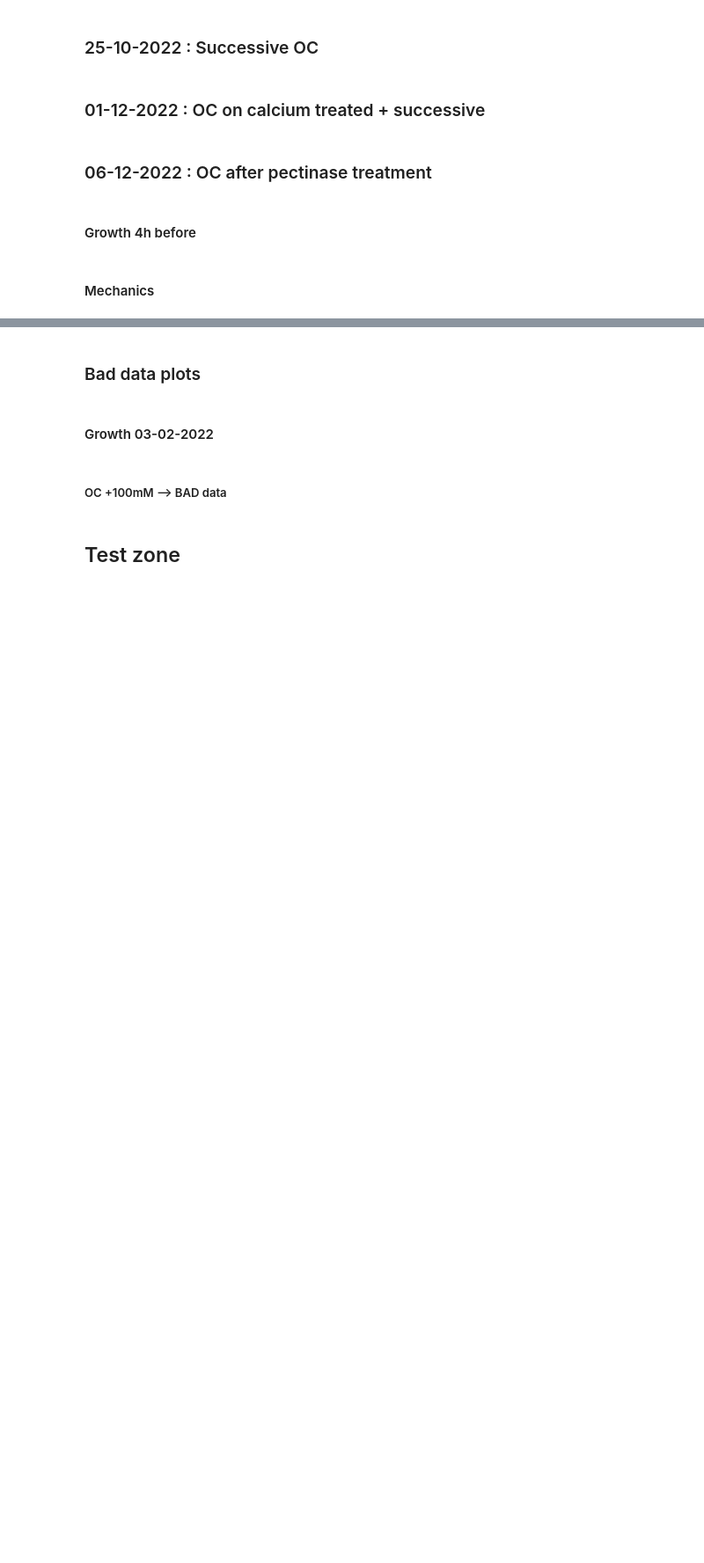
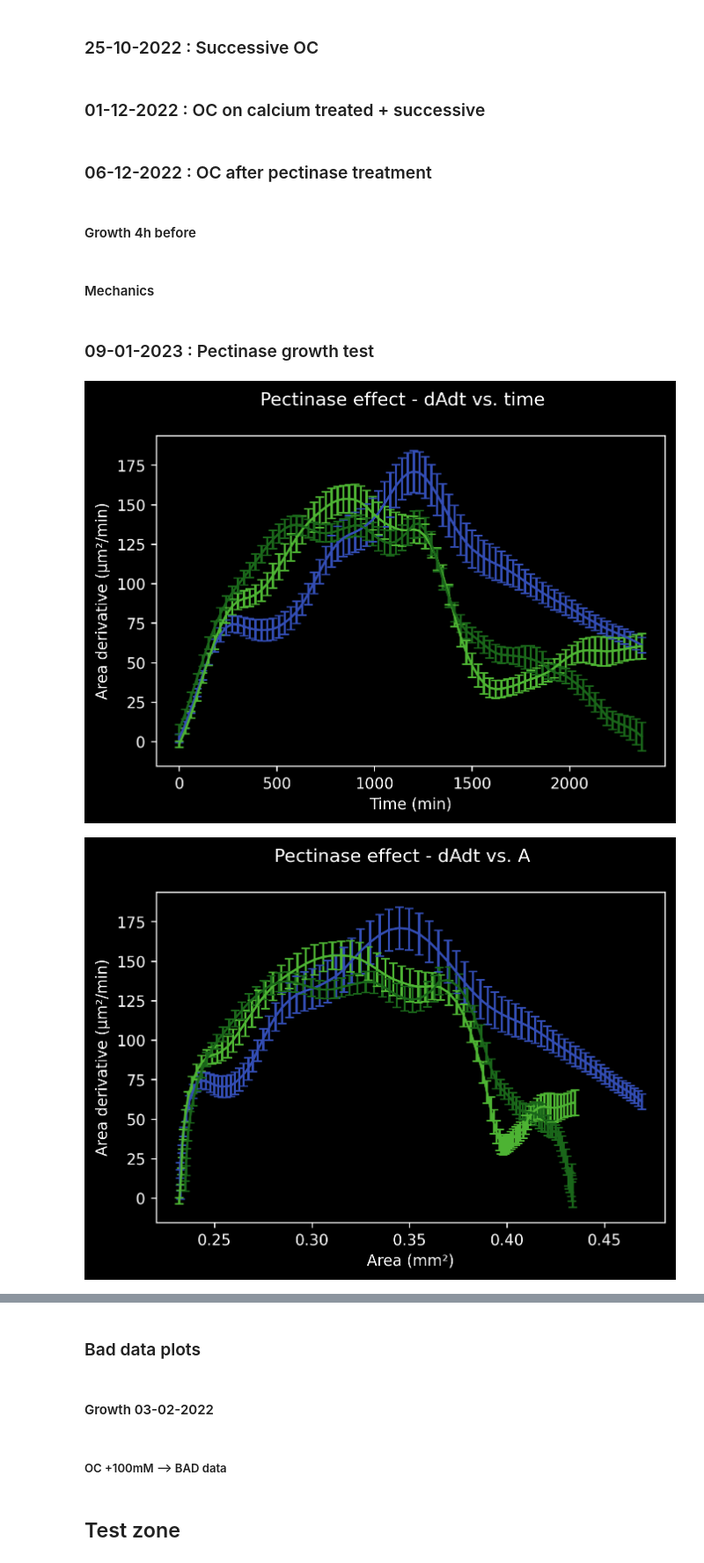
Before and after one commit to VLaplaud-Biophysics/JupyNB, a Jupyter notebook: PropaguleAnalysis/2_AreaAnalysis.ipynb, the cells around one changed output, grey strips where cells are left out. Shown at 88% size. Cells and saved outputs as stored; diff of their text form; code cells hidden in the pictures; blank space fills up the shorter version.

```diff
--- a/PropaguleAnalysis/2_AreaAnalysis.ipynb
+++ b/PropaguleAnalysis/2_AreaAnalysis.ipynb
@@ -154,8 +158,8 @@ GlobalData220301_Ct = pd.read_csv(P220301_Ct + '\\GlobalData220301_Ct_AreaFit.cs
 GlobalData220301_M100 = pd.read_csv(P220301_M100 + '\\GlobalData220301_M100_AreaFit.csv', index_col = 'Ind')
 
 ## Expe 220301 Osmotic Chocs
-GlobalData220301_Ct_Osmo = pd.read_csv(P220301_Ct_Osmo + '\\GlobalData220301_Ct_Osmo_AreaFit.csv', index_col = 'Ind')
-GlobalData220301_M100_Osmo = pd.read_csv(P220301_M100_Osmo + '\\GlobalData220301_M100_Osmo_AreaFit.csv', index_col = 'Ind')
+# GlobalData220301_Ct_Osmo = pd.read_csv(P220301_Ct_Osmo + '\\GlobalData220301_Ct_Osmo_AreaFit.csv', index_col = 'Ind')
+# GlobalData220301_M100_Osmo = pd.read_csv(P220301_M100_Osmo + '\\GlobalData220301_M100_Osmo_AreaFit.csv', index_col = 'Ind')
 
 # Expe 220531
 GlobalData220531_Ct1 = pd.read_csv(P220531_Ct1 + '\\GlobalData220531_Ct1_AreaFit.csv', index_col = 'Ind')
@@ -183,16 +187,16 @@ GlobalData220727_Hypo = pd.read_csv(P220727_Hypo + '\\GlobalData220727_Hypo_Area
 ## Expe 220801 Ctrl + OC
 GlobalData220801_Ct1 = pd.read_csv(P220801_Ct1 + '\\GlobalData220801_Ct1_AreaFit.csv', index_col = 'Ind')
 GlobalData220801_Ct2 = pd.read_csv(P220801_Ct2 + '\\GlobalData220801_Ct2_AreaFit.csv', index_col = 'Ind')
-GlobalData220801_Ct1_Osmo = pd.read_csv(P220801_Ct1_Osmo + '\\GlobalData220801_Ct1_Osmo_AreaFit.csv', index_col = 'Ind')
-GlobalData220801_Ct2_Osmo = pd.read_csv(P220801_Ct2_Osmo + '\\GlobalData220801_Ct2_Osmo_AreaFit.csv', index_col = 'Ind')
+# GlobalData220801_Ct1_Osmo = pd.read_csv(P220801_Ct1_Osmo + '\\GlobalData220801_Ct1_Osmo_AreaFit.csv', index_col = 'Ind')
+# GlobalData220801_Ct2_Osmo = pd.read_csv(P220801_Ct2_Osmo + '\\GlobalData220801_Ct2_Osmo_AreaFit.csv', index_col = 'Ind')
 
 ## Expe 220808
-GlobalData220808_Ct = pd.read_csv(P220808_Ct + '\\GlobalData220808_Ct_AreaFit.csv', index_col = 'Ind')
-GlobalData220808_100mM = pd.read_csv(P220808_100mM + '\\GlobalData220808_100mM_AreaFit.csv', index_col = 'Ind')
+# GlobalData220808_Ct = pd.read_csv(P220808_Ct + '\\GlobalData220808_Ct_AreaFit.csv', index_col = 'Ind')
+# GlobalData220808_100mM = pd.read_csv(P220808_100mM + '\\GlobalData220808_100mM_AreaFit.csv', index_col = 'Ind')
 
 ## Expe 220808 Osmotic Chocs
-GlobalData220808_Ct_Osmo = pd.read_csv(P220808_Ct_Osmo + '\\GlobalData220808_Ct_Osmo_AreaFit.csv', index_col = 'Ind')
-GlobalData220808_100mM_Osmo = pd.read_csv(P220808_100mM_Osmo + '\\GlobalData220808_100mM_Osmo_AreaFit.csv', index_col = 'Ind')
+# GlobalData220808_Ct_Osmo = pd.read_csv(P220808_Ct_Osmo + '\\GlobalData220808_Ct_Osmo_AreaFit.csv', index_col = 'Ind')
+# GlobalData220808_100mM_Osmo = pd.read_csv(P220808_100mM_Osmo + '\\GlobalData220808_100mM_Osmo_AreaFit.csv', index_col = 'Ind')
 
 ## Expe 220928
 GlobalData220928_Ct = pd.read_csv(P220928_Ct + '\\GlobalData220928_Ct_AreaFit.csv', index_col = 'Ind')
@@ -227,6 +231,11 @@ GlobalData221201_Calcium_100mM_Osmo2 = pd.read_csv(P221201_Calcium_100mM_Osmo2 +
 GlobalData221206_Ct_Osmo = pd.read_csv(P221206_Ct_Osmo + '\\GlobalData221206_Ct_Osmo_AreaFit.csv', index_col = 'Ind')
 GlobalData221206_Pase10U_Osmo = pd.read_csv(P221206_Pase10U_Osmo + '\\GlobalData221206_Pase10U_Osmo_AreaFit.csv', index_col = 'Ind')
 
+## Pectinse observation 230109
+GlobalData230109_Ct = pd.read_csv(P230109_Ct + '\\GlobalData230109_Ct_AreaFit.csv', index_col = 'Ind')
+GlobalData230109_Pase5U = pd.read_csv(P230109_Pase5U + '\\GlobalData230109_Pase5U_AreaFit.csv', index_col = 'Ind')
+GlobalData230109_Pase10U = pd.read_csv(P230109_Pase10U + '\\GlobalData230109_Pase10U_AreaFit.csv', index_col = 'Ind')
+
 
 now  = datetime.datetime.now()
 now_str = now.strftime("%d/%m/%Y %H:%M")
@@ -625,3 +637,15 @@ PlotGrowth([GlobalData221206_Ct,GlobalData221206_Pase10U],4,['Ctrl','Pectinase (
 # compareHydroMech([GlobalData221206_Ct_Osmo,GlobalData221206_Pase10U_Osmo],
 #              ['1206_Ctrl','1206_Pase10U'],['g','r'],
 #              PFig, 'OsmChoc_Pase', showbox = True,showhist = True,stats='ranksum');
+# %% [markdown]
+### 09-01-2023 : Pectinase growth test
+# %%
+# PlotGrowth([GlobalData230109_Ct,GlobalData230109_Pase5U,GlobalData230109_Pase10U],2,['Ctrl','Pectinase 5U','Pectinase 10U'],['g','m', 'r'])
+
+
+compareGrowth([GlobalData230109_Ct,GlobalData230109_Pase5U,GlobalData230109_Pase10U],
+             ['Ctrl','Pectinase 5U','Pectinase 10U'],[Blue, Green, DarkGreen],PFig, 'Pectinase effect',
+              showcurve = True, showbox = True,showhist = True, nbins = 15,stats='ranksum',NimgMax = 'max');
+# %% [output]
+[figure, added]
+[figure, added]
```
Also changed, not shown: parts of 7 cells of this notebook, 3 other files.
